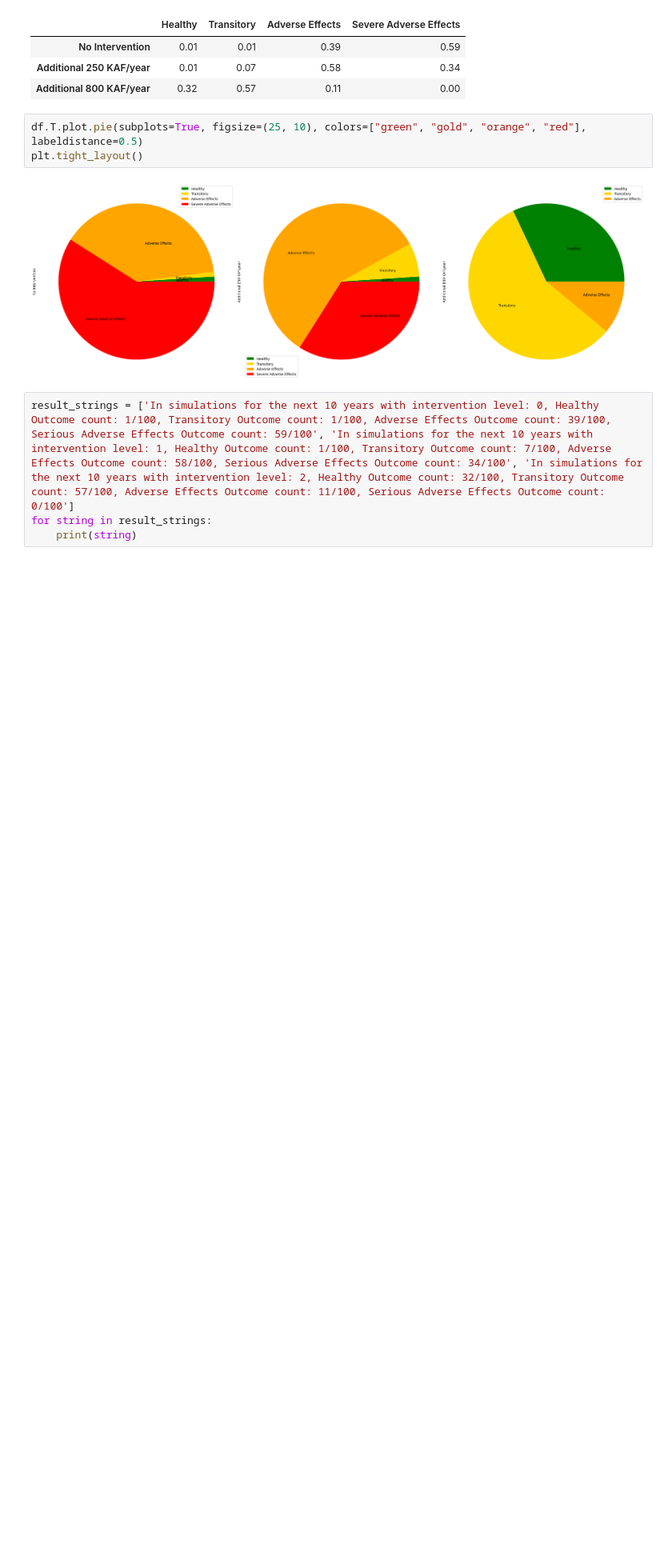
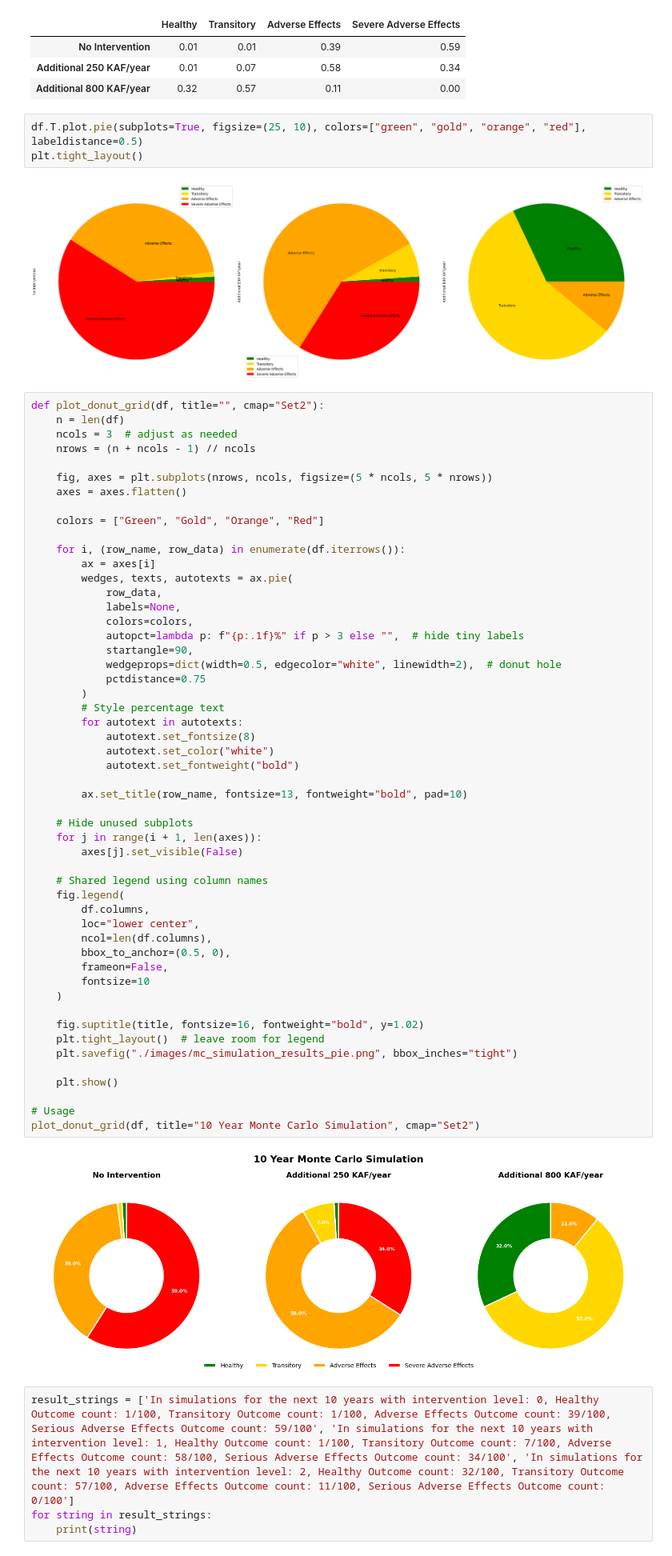
Before and after one commit to danilomcmaster/GSLModel, a Jupyter notebook: future_sim_results.ipynb, the cells around one changed output. Shown at 80% size. Saved outputs shown, nothing was run; the diff lists cells and outputs as text; blank space fills up the shorter version.

Commit message:
added pie graph

```diff
--- a/future_sim_results.ipynb
+++ b/future_sim_results.ipynb
@@ -16,6 +17,60 @@ df.T.plot.pie(subplots=True, figsize=(25, 10), colors=["green", "gold", "orange"
 plt.tight_layout()
 # %% [output]
 [figure]
+# %%
+def plot_donut_grid(df, title="", cmap="Set2"):
+    n = len(df)
+    ncols = 3  # adjust as needed
+    nrows = (n + ncols - 1) // ncols
+
+    fig, axes = plt.subplots(nrows, ncols, figsize=(5 * ncols, 5 * nrows))
+    axes = axes.flatten()
+
+    colors = ["Green", "Gold", "Orange", "Red"]
+
+    for i, (row_name, row_data) in enumerate(df.iterrows()):
+        ax = axes[i]
+        wedges, texts, autotexts = ax.pie(
+            row_data,
+            labels=None,
+            colors=colors,
+            autopct=lambda p: f"{p:.1f}%" if p > 3 else "",  # hide tiny labels
+            startangle=90,
+            wedgeprops=dict(width=0.5, edgecolor="white", linewidth=2),  # donut hole
+            pctdistance=0.75
+        )
+        # Style percentage text
+        for autotext in autotexts:
+            autotext.set_fontsize(8)
+            autotext.set_color("white")
+            autotext.set_fontweight("bold")
+
+        ax.set_title(row_name, fontsize=13, fontweight="bold", pad=10)
+
+    # Hide unused subplots
+    for j in range(i + 1, len(axes)):
+        axes[j].set_visible(False)
+
+    # Shared legend using column names
+    fig.legend(
+        df.columns,
+        loc="lower center",
+        ncol=len(df.columns),
+        bbox_to_anchor=(0.5, 0),
+        frameon=False,
+        fontsize=10
+    )
+
+    fig.suptitle(title, fontsize=16, fontweight="bold", y=1.02)
+    plt.tight_layout()  # leave room for legend
+    plt.savefig("./images/mc_simulation_results_pie.png", bbox_inches="tight")
+
+    plt.show()
+
+# Usage
+plot_donut_grid(df, title="10 Year Monte Carlo Simulation", cmap="Set2")
+# %% [output]
+[figure, added]
 # %%
 result_strings = ['In simulations for the next 10 years with intervention level: 0, Healthy Outcome count: 1/100, Transitory Outcome count: 1/100, Adverse Effects Outcome count: 39/100, Serious Adverse Effects Outcome count: 59/100', 'In simulations for the next 10 years with intervention level: 1, Healthy Outcome count: 1/100, Transitory Outcome count: 7/100, Adverse Effects Outcome count: 58/100, Serious Adverse Effects Outcome count: 34/100', 'In simulations for the next 10 years with intervention level: 2, Healthy Outcome count: 32/100, Transitory Outcome count: 57/100, Adverse Effects Outcome count: 11/100, Serious Adverse Effects Outcome count: 0/100']
 for string in result_strings:
```
Also changed, not shown: parts of 1 cell of this notebook, 2 other files.
